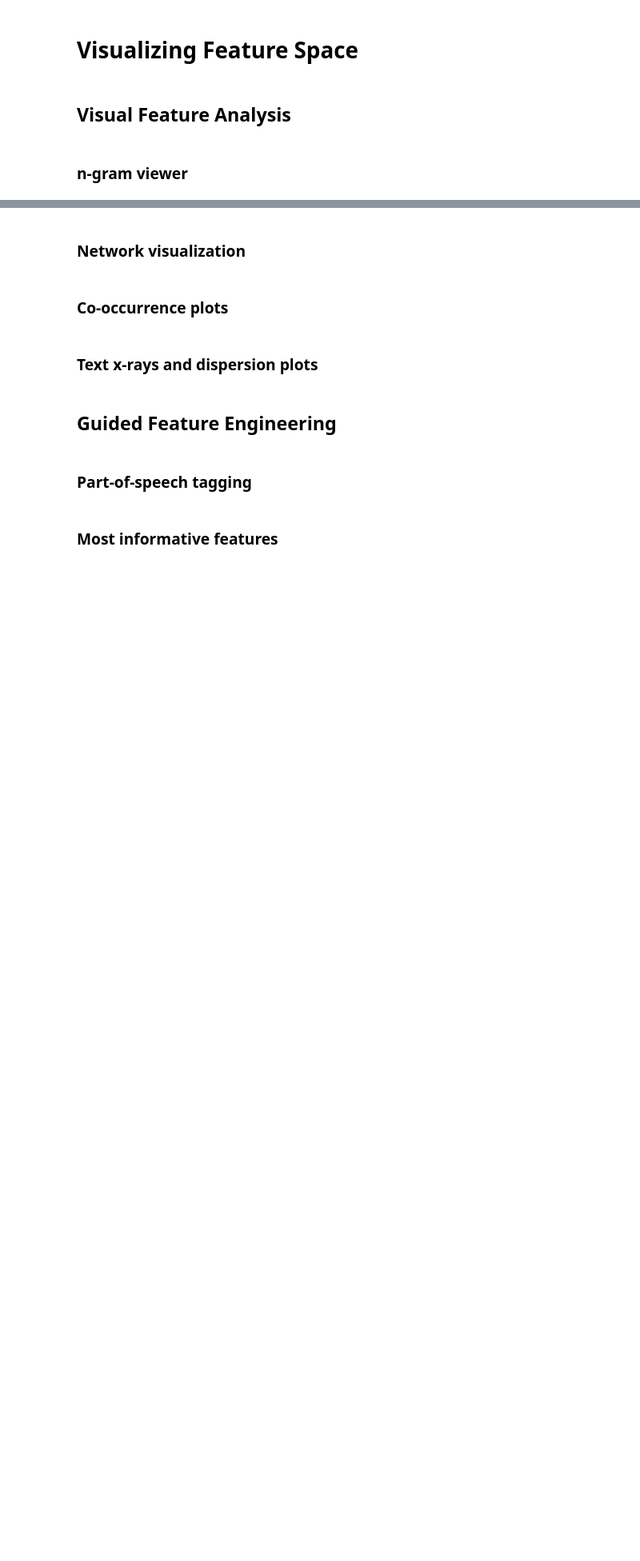
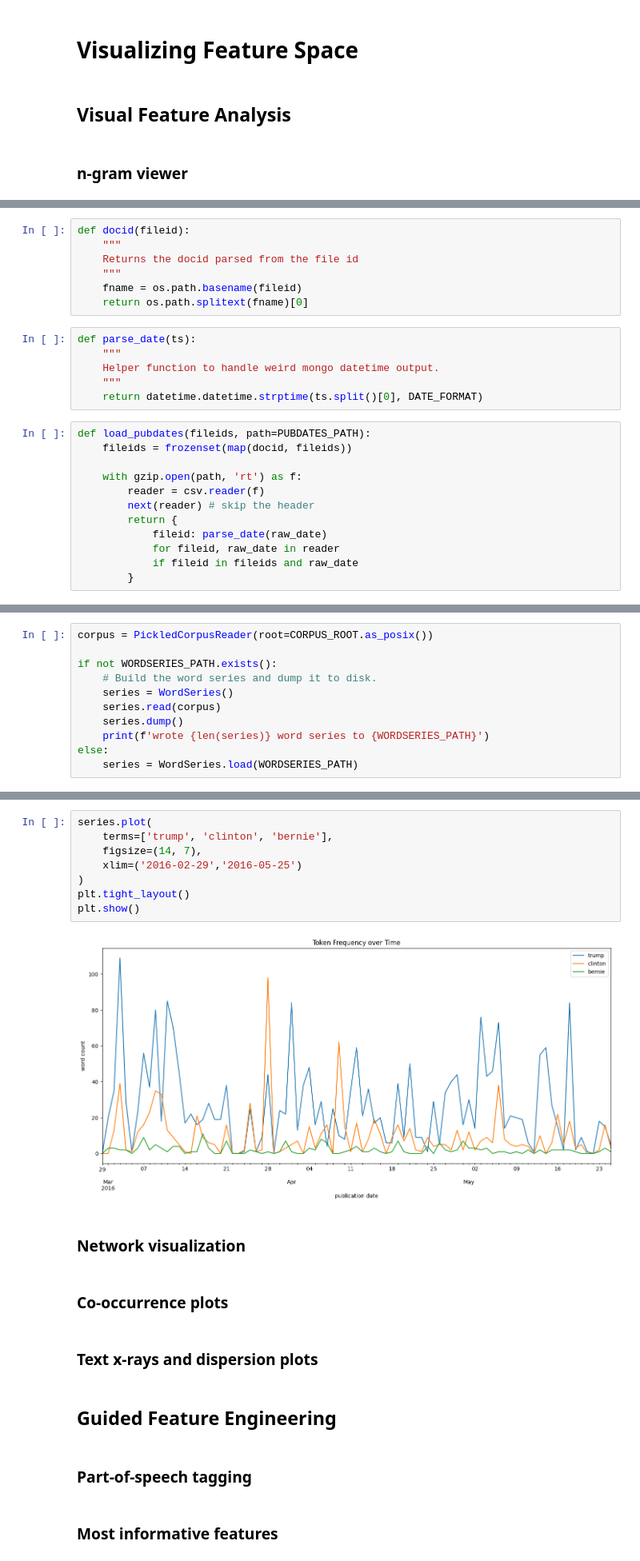
Before and after one commit to rjafarau/atap, a Jupyter notebook: python/source/08_Text_Visualization.ipynb, the cells around one changed output, grey strips where cells are left out. Shown at 80% size. Cells and saved outputs as stored; diff of their text form; blank space fills up the shorter version.

Commit message:
Continue chapter 08 Text Visualization

```diff
--- a/python/source/08_Text_Visualization.ipynb
+++ b/python/source/08_Text_Visualization.ipynb
@@ -10,0 +227,25 @@
+# %%
+def docid(fileid):
+    """
+    Returns the docid parsed from the file id
+    """
+    fname = os.path.basename(fileid)
+    return os.path.splitext(fname)[0]
+# %%
+def parse_date(ts):
+    """
+    Helper function to handle weird mongo datetime output.
+    """
+    return datetime.datetime.strptime(ts.split()[0], DATE_FORMAT)
+# %%
+def load_pubdates(fileids, path=PUBDATES_PATH):
+    fileids = frozenset(map(docid, fileids))
+
+    with gzip.open(path, 'rt') as f:
+        reader = csv.reader(f)
+        next(reader) # skip the header
+        return {
+            fileid: parse_date(raw_date)
+            for fileid, raw_date in reader
+            if fileid in fileids and raw_date
+        }
@@ -10,0 +338,11 @@
+# %%
+corpus = PickledCorpusReader(root=CORPUS_ROOT.as_posix())
+
+if not WORDSERIES_PATH.exists():
+    # Build the word series and dump it to disk.
+    series = WordSeries()
+    series.read(corpus)
+    series.dump()
+    print(f'wrote {len(series)} word series to {WORDSERIES_PATH}')
+else:
+    series = WordSeries.load(WORDSERIES_PATH)
@@ -11,3 +351,13 @@
+# %%
+series.plot(
+    terms=['trump', 'clinton', 'bernie'],
+    figsize=(14, 7),
+    xlim=('2016-02-29','2016-05-25')
+)
+plt.tight_layout()
+plt.show()
+# %% [output]
+[figure, added]
 # %% [markdown]
 ### Network visualization
 # %% [markdown]
```
Also changed, not shown: parts of 12 cells of this notebook, 6 other files.
